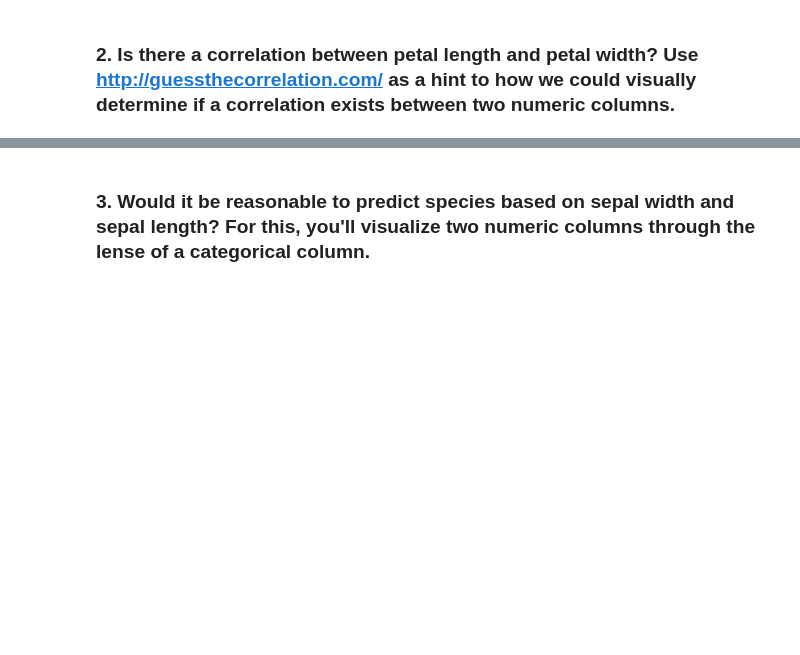
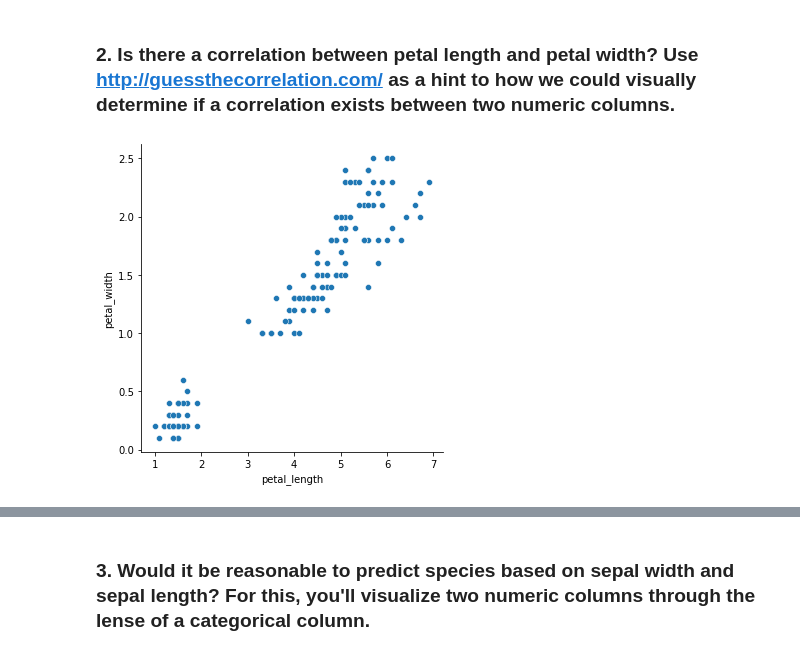
Before and after one commit to markydoug/numpy-pandas-visualization-exercises, a Jupyter notebook: seaborn_exercises.ipynb, the cells around one changed output, grey strips where cells are left out. Cells and saved outputs as stored; diff of their text form; code cells hidden in the pictures; blank space fills up the shorter version.

```diff
--- a/seaborn_exercises.ipynb
+++ b/seaborn_exercises.ipynb
@@ -49,2 +54,6 @@ iris.describe()
 # %% [markdown]
 ### 2. Is there a correlation between petal length and petal width? Use http://guessthecorrelation.com/ as a hint to how we could visually determine if a correlation exists between two numeric columns.
+# %%
+sns.relplot(x='petal_length', y='petal_width', data = iris);
+# %% [output]
+[figure, added]
```
Also changed, not shown: parts of 34 cells of this notebook.
